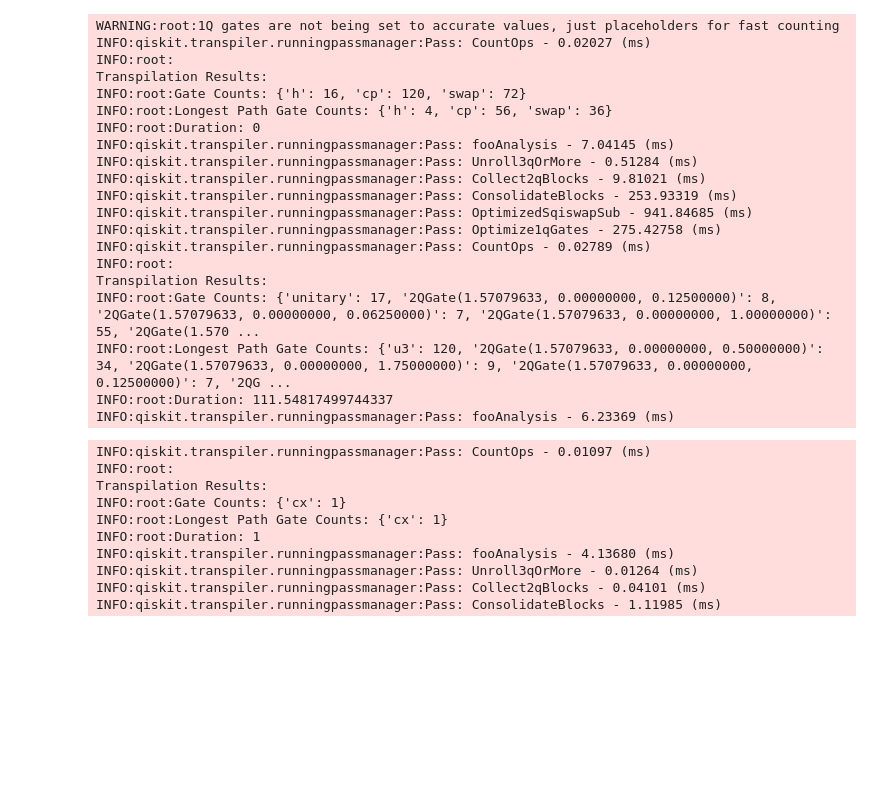
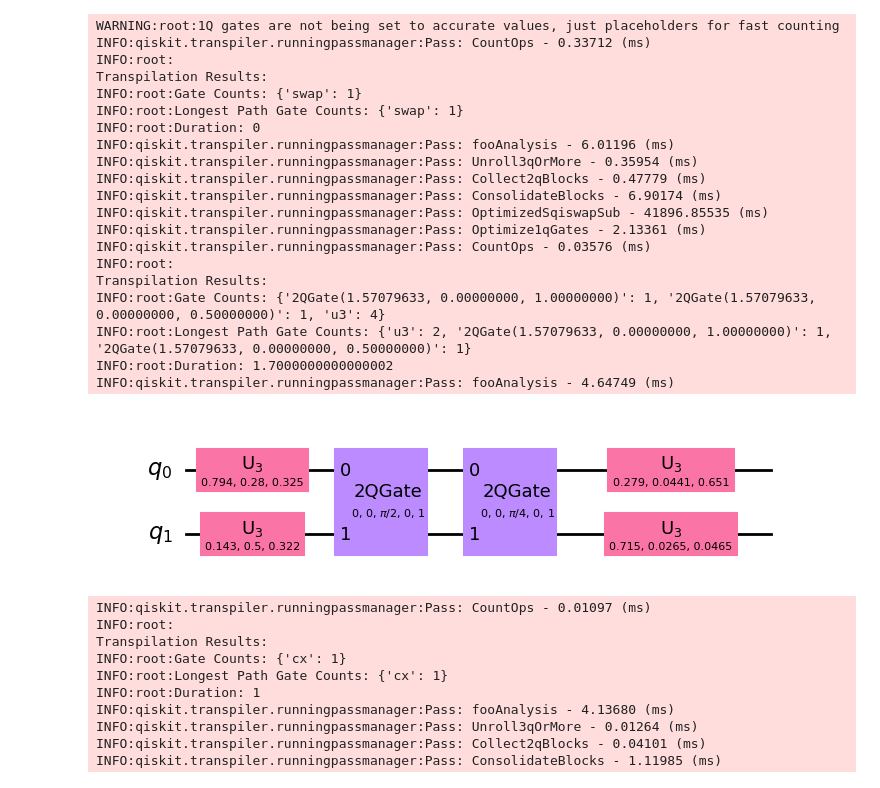
Before and after one commit to Pitt-JonesLab/slam_decomposition, a Jupyter notebook: slam/scripts/pm_runner.ipynb, the cells around one changed output. Drawn from its saved outputs; the diff is of its cells as text; code cells hidden in the pictures; blank space fills up the shorter version.

```diff
--- a/slam/scripts/pm_runner.ipynb
+++ b/slam/scripts/pm_runner.ipynb
@@ -81,28 +84,29 @@ INFO:qiskit.transpiler.runningpassmanager:Pass: fooAnalysis - 8.52346 (ms)
 # %%
-pm = pass_manager_optimized_sqiswap(duration_1q=duration_1q, speed_method='hardware')
+pm = pass_manager_optimized_sqiswap(duration_1q=duration_1q, speed_method='linear')
 transp1 = pm.run(qc)
-# transp1.draw(output='mpl')
+transp1.draw(output='mpl')
 # %% [output]
 WARNING:root:1Q gates are not being set to accurate values, just placeholders for fast counting
-INFO:qiskit.transpiler.runningpassmanager:Pass: CountOps - 0.02027 (ms)
+INFO:qiskit.transpiler.runningpassmanager:Pass: CountOps - 0.33712 (ms)
 INFO:root:
 Transpilation Results:
-INFO:root:Gate Counts: {'h': 16, 'cp': 120, 'swap': 72}
-INFO:root:Longest Path Gate Counts: {'h': 4, 'cp': 56, 'swap': 36}
+INFO:root:Gate Counts: {'swap': 1}
+INFO:root:Longest Path Gate Counts: {'swap': 1}
 INFO:root:Duration: 0
-INFO:qiskit.transpiler.runningpassmanager:Pass: fooAnalysis - 7.04145 (ms)
-INFO:qiskit.transpiler.runningpassmanager:Pass: Unroll3qOrMore - 0.51284 (ms)
-INFO:qiskit.transpiler.runningpassmanager:Pass: Collect2qBlocks - 9.81021 (ms)
-INFO:qiskit.transpiler.runningpassmanager:Pass: ConsolidateBlocks - 253.93319 (ms)
-INFO:qiskit.transpiler.runningpassmanager:Pass: OptimizedSqiswapSub - 941.84685 (ms)
-INFO:qiskit.transpiler.runningpassmanager:Pass: Optimize1qGates - 275.42758 (ms)
-INFO:qiskit.transpiler.runningpassmanager:Pass: CountOps - 0.02789 (ms)
+INFO:qiskit.transpiler.runningpassmanager:Pass: fooAnalysis - 6.01196 (ms)
+INFO:qiskit.transpiler.runningpassmanager:Pass: Unroll3qOrMore - 0.35954 (ms)
+INFO:qiskit.transpiler.runningpassmanager:Pass: Collect2qBlocks - 0.47779 (ms)
+INFO:qiskit.transpiler.runningpassmanager:Pass: ConsolidateBlocks - 6.90174 (ms)
+INFO:qiskit.transpiler.runningpassmanager:Pass: OptimizedSqiswapSub - 41896.85535 (ms)
+INFO:qiskit.transpiler.runningpassmanager:Pass: Optimize1qGates - 2.13361 (ms)
+INFO:qiskit.transpiler.runningpassmanager:Pass: CountOps - 0.03576 (ms)
 INFO:root:
 Transpilation Results:
-INFO:root:Gate Counts: {'unitary': 17, '2QGate(1.57079633, 0.00000000, 0.12500000)': 8, '2QGate(1.57079633, 0.00000000, 0.06250000)': 7, '2QGate(1.57079633, 0.00000000, 1.00000000)': 55, '2QGate(1.570 ...
-INFO:root:Longest Path Gate Counts: {'u3': 120, '2QGate(1.57079633, 0.00000000, 0.50000000)': 34, '2QGate(1.57079633, 0.00000000, 1.75000000)': 9, '2QGate(1.57079633, 0.00000000, 0.12500000)': 7, '2QG ...
-INFO:root:Duration: 111.54817499744337
-INFO:qiskit.transpiler.runningpassmanager:Pass: fooAnalysis - 6.23369 (ms)
+INFO:root:Gate Counts: {'2QGate(1.57079633, 0.00000000, 1.00000000)': 1, '2QGate(1.57079633, 0.00000000, 0.50000000)': 1, 'u3': 4}
+INFO:root:Longest Path Gate Counts: {'u3': 2, '2QGate(1.57079633, 0.00000000, 1.00000000)': 1, '2QGate(1.57079633, 0.00000000, 0.50000000)': 1}
+INFO:root:Duration: 1.7000000000000002
+INFO:qiskit.transpiler.runningpassmanager:Pass: fooAnalysis - 4.64749 (ms)
+[figure, added]
 # %%
 method = ['linear', 'mid', 'squared', 'hardware'][0]
 strategy = ['basic_overall', 'lambda_weight', 'basic_smush', 'lambda_smush'][3]
```
Also changed, not shown: parts of 3 cells of this notebook, 20 other files.
